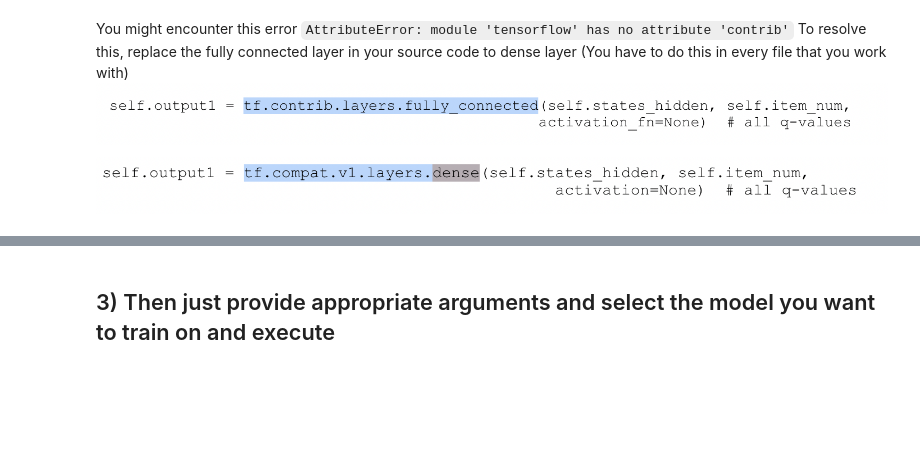
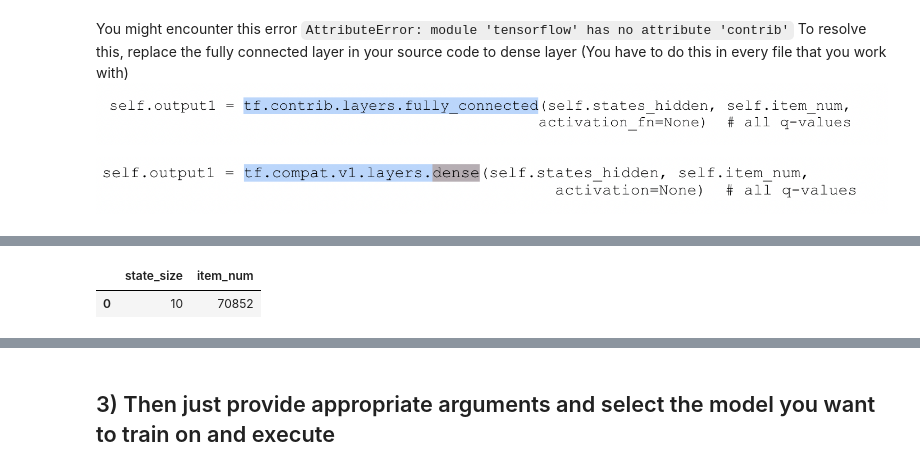
Before and after one commit to szheng3/recommendation-system, a Jupyter notebook: ItemFeatures/runMainWithItemFeature.ipynb, the cells around one changed output, grey strips where cells are left out. Drawn from its saved outputs; the diff is of its cells as text; code cells hidden in the pictures; blank space fills up the shorter version.

```diff
--- a/ItemFeatures/runMain.ipynb
+++ b/ItemFeatures/runMainWithItemFeature.ipynb
@@ -45,0 +54,8 @@ To resolve this, replace the fully connected layer in your source code to dense
+# %%
+import pandas as pd
+import os
+data_statis = pd.read_pickle(os.path.join('data', 'data_statis.df'))  # read data statistics, includeing state_size and item_num
+data_statis.head(5)
+# %% [output]
+|  | state_size | item_num |
+| 0 | 10 | 70852 |
```
Also changed, not shown: parts of 11 cells of this notebook.
